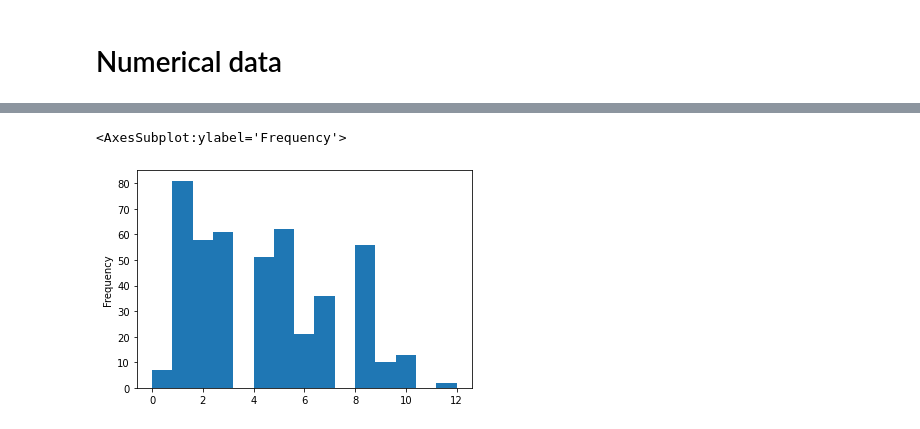
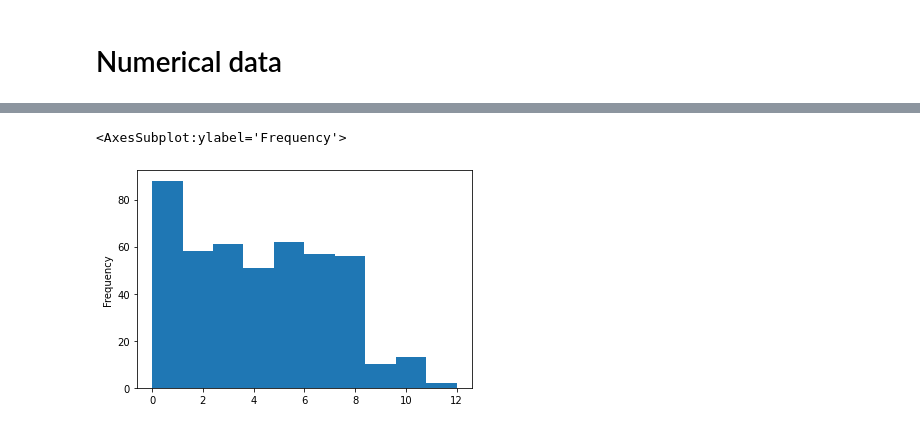
Before and after one commit to justinrds2001/DataScienceRepo, a Jupyter notebook: assignment6&7.ipynb, the cells around one changed output, grey strips where cells are left out. Saved outputs shown, nothing was run; the diff lists cells and outputs as text; code cells hidden in the pictures.

```diff
--- a/assignment6.ipynb
+++ b/assignment6&7.ipynb
@@ -46,5 +43,5 @@ dt["Pendulum Scale"].value_counts().plot(kind="bar")
 # %%
-dt["Pendulum Scale"].plot(kind="hist", bins=15)
+dt["Pendulum Scale"].plot(kind="hist", bins=10)
 # %% [output]
 <AxesSubplot:ylabel='Frequency'>
-[figure, old version]
+[figure, new version]
```
Also changed, not shown: parts of 4 cells of this notebook, 2 other files.
